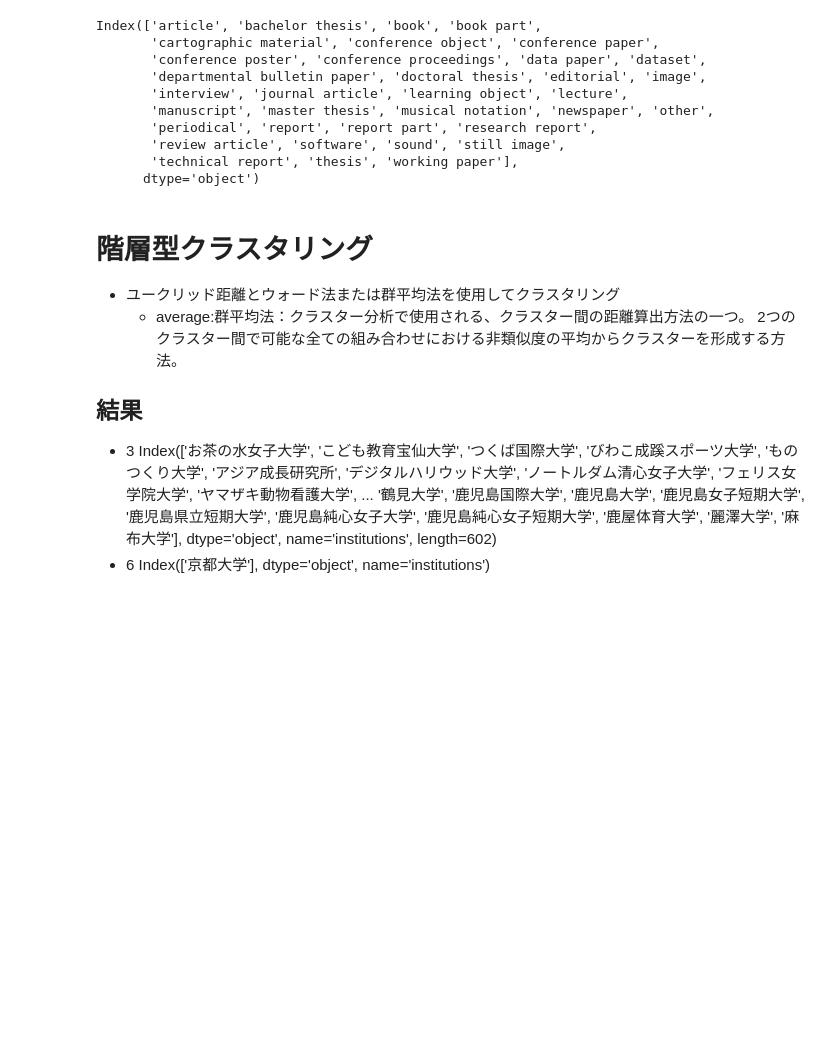
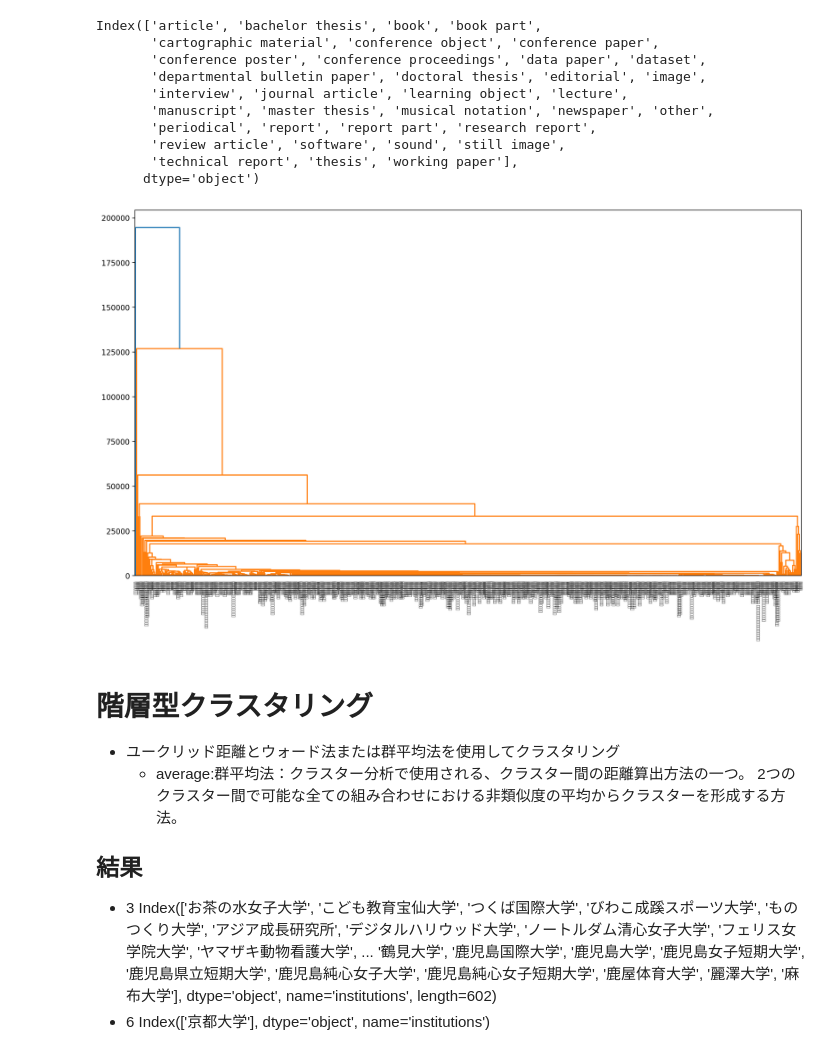
Before and after one commit to wonox/irdbscraping, a Jupyter notebook: irdbscraping.ipynb, the cells around one changed output. Drawn from its saved outputs; the diff is of its cells as text; code cells hidden in the pictures; blank space fills up the shorter version.

```diff
--- a/irdbscraping.ipynb
+++ b/irdbscraping.ipynb
@@ -210,14 +210,17 @@ pivot_orders_df2 = pivot_orders_df.drop(index=pivot_orders_df_2index)
 # %%
 # 試しに階層型クラスタリングして、デンドログラムを書いてみる。あまり役に立たない？
 # 階層型クラスタリング(ウォード法)
 import matplotlib.pyplot as plt
 from scipy.cluster.hierarchy import linkage, dendrogram, fcluster
 
-linkage_result = linkage(pivot_orders_df2, method='ward', metric='euclidean')
+# linkage_result = linkage(pivot_orders_df2, method='ward', metric='euclidean')
+linkage_result = linkage(pivot_orders_df2, method='average', metric='euclidean')
 plt.figure(num=None, figsize=(16, 9), dpi=200, facecolor='w', edgecolor='k')
 dendrogram(linkage_result, labels=pivot_orders_df2.index)
 plt.show()
 # 24.4s
+# %% [output]
+[figure, added]
 # %% [markdown]
 # 階層型クラスタリング
 + ユークリッド距離とウォード法または群平均法を使用してクラスタリング
```
Also changed, not shown: parts of 11 cells of this notebook, 1 other file.
